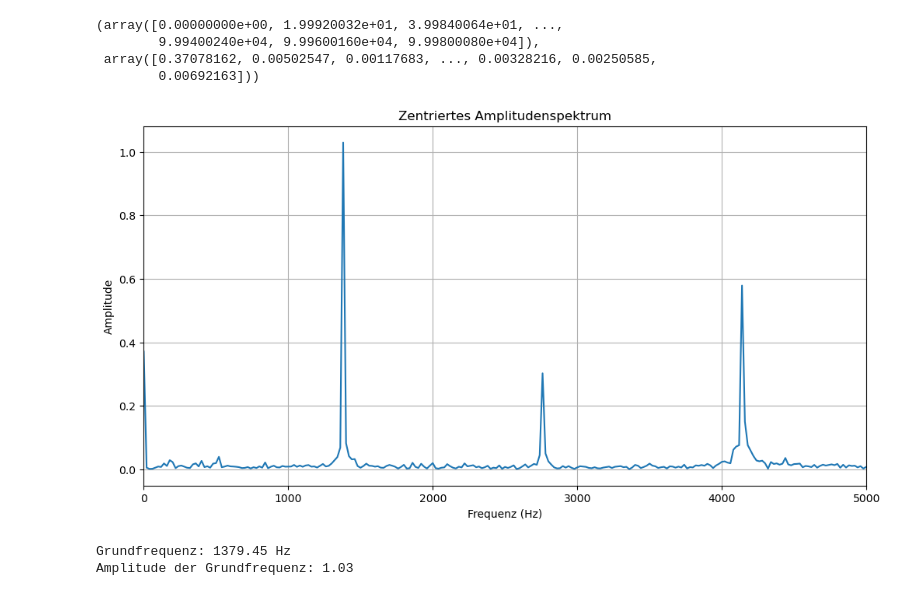
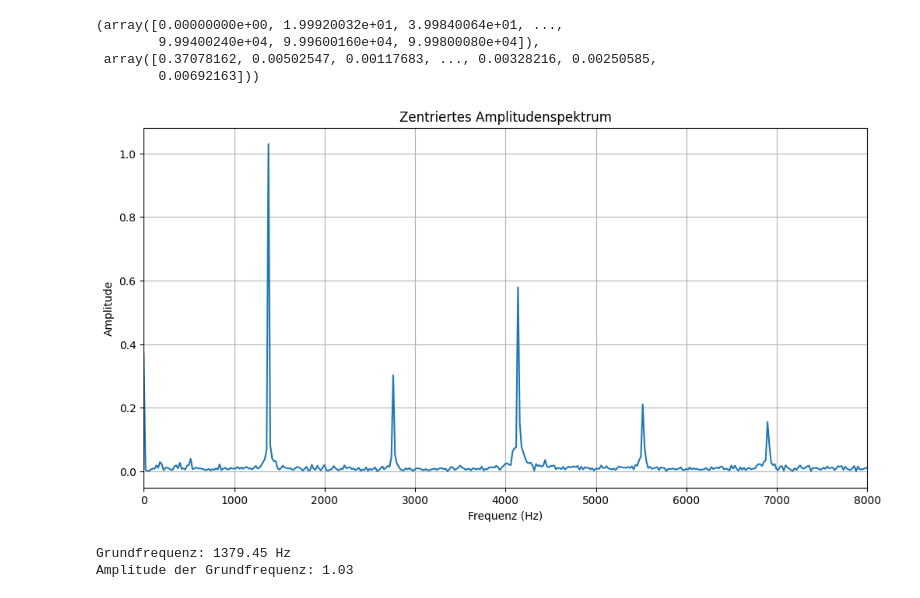
Before and after one commit to MomdAli/Angewandte-Informatik, a Jupyter notebook: content/Studium/Semester 3/SSS/Versuch 3/versuch-3.ipynb, the cells around one changed output. Cells and saved outputs as stored; diff of their text form; code cells hidden in the pictures.

```diff
--- a/content/Studium/Semester 3/SSS/Versuch 3/versuch-3.ipynb
+++ b/content/Studium/Semester 3/SSS/Versuch 3/versuch-3.ipynb
@@ -106,19 +106,19 @@ fourier_transform(read_csv_file("Messung-normal.csv"))
 # %%
 def plot_fft(freq, amplitude_spectrum):
     plt.figure(figsize=(12, 6))
     plt.plot(freq, amplitude_spectrum)
     plt.title("Zentriertes Amplitudenspektrum")
     plt.xlabel("Frequenz (Hz)")
     plt.ylabel("Amplitude")
-    plt.xlim(0, 5000)
+    plt.xlim(0, 8000)
     plt.grid(True)
     plt.show()
 
 data = read_csv_file("Messung-normal.csv")
 freq, amplitude_spectrum = fourier_transform(data)
 plot_fft(freq, amplitude_spectrum)
 # %% [output]
-[figure, old version]
+[figure, new version]
 # %%
 fundamental_freq_index = np.argmax(amplitude_spectrum[1:]) + 1
 fundamental_freq = freq[fundamental_freq_index]
```
Also changed, not shown: parts of 1 cell of this notebook, 26 other files.
